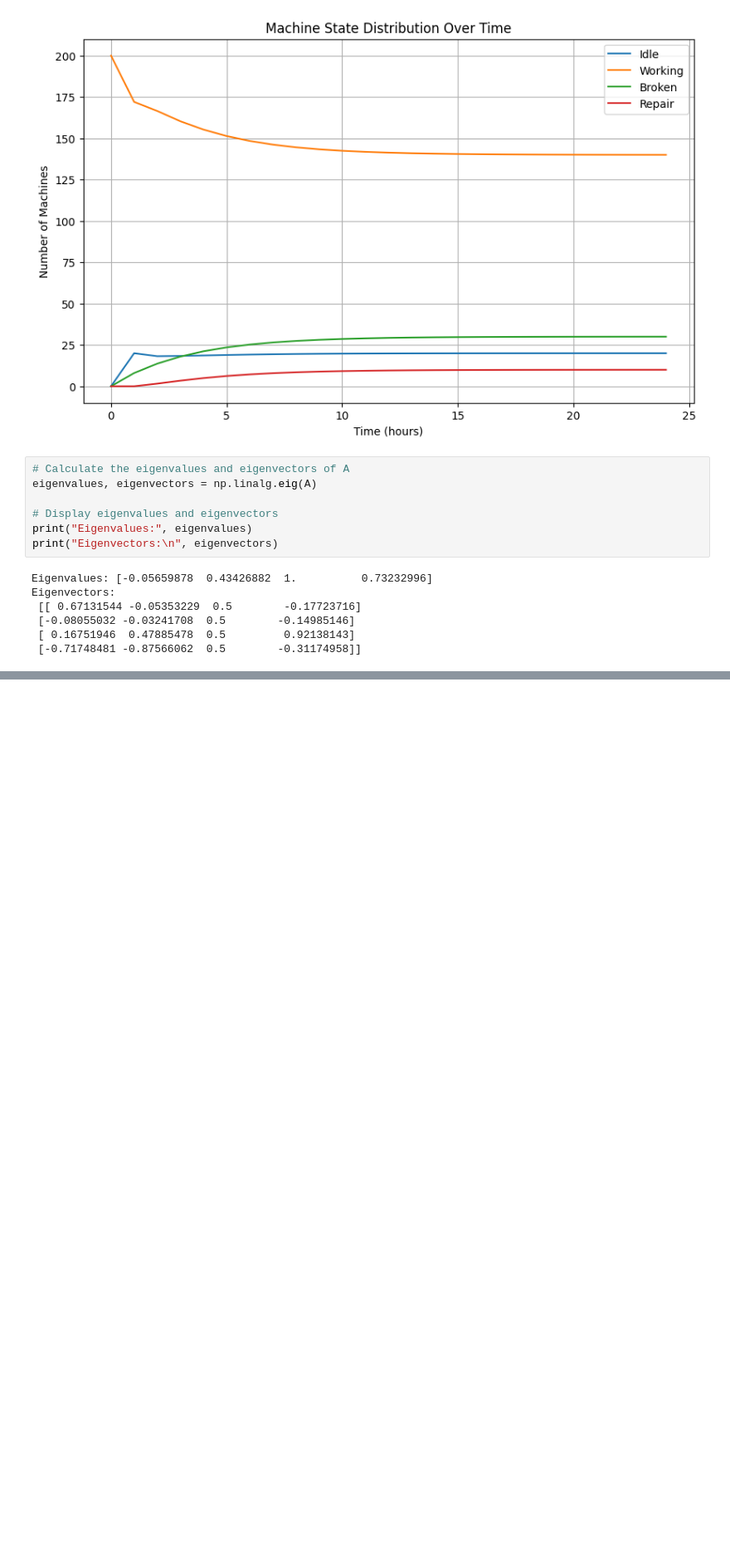
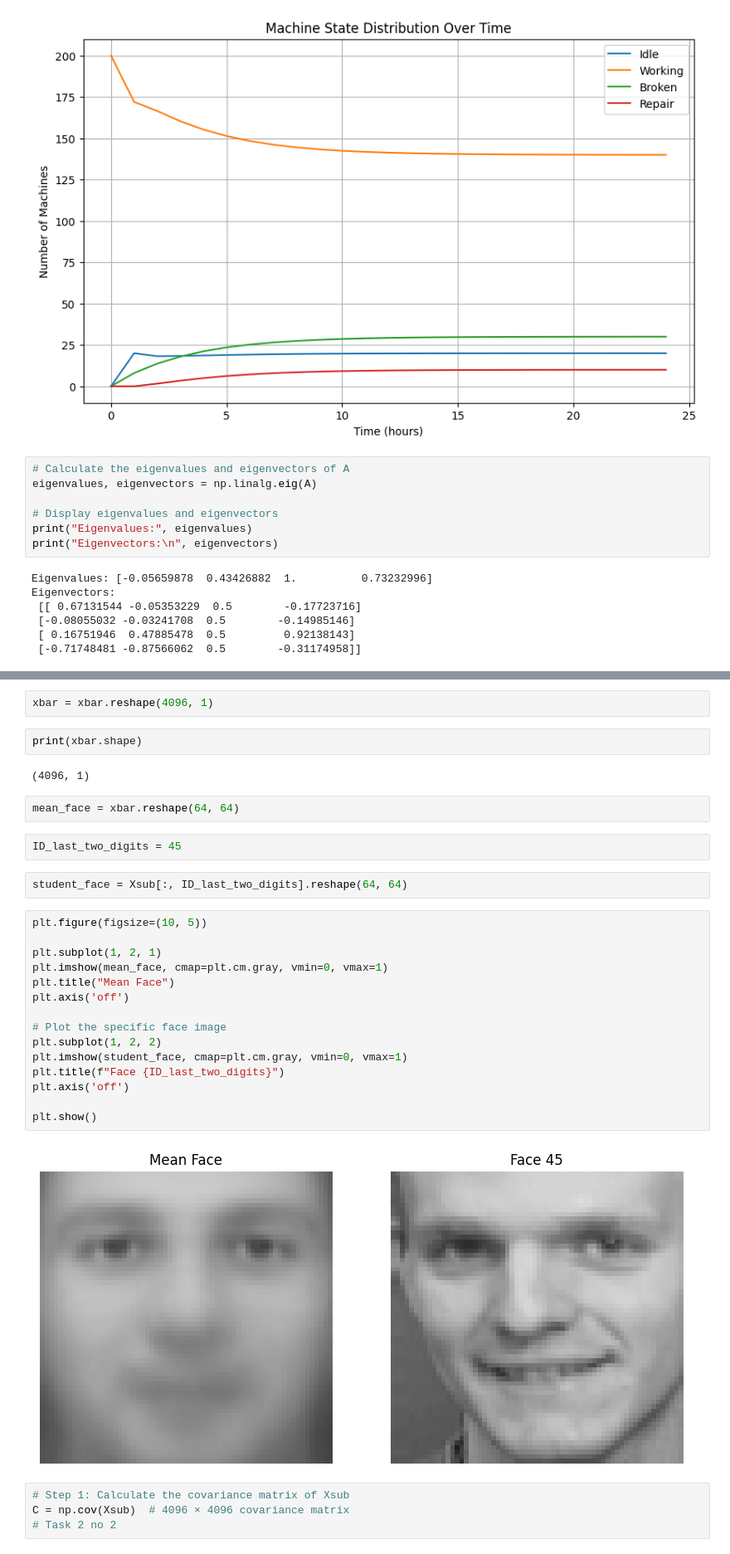
Before and after one commit to ezinneanne/Farmeye, a Jupyter notebook: datascience.ipynb, the cells around one changed output, grey strips where cells are left out. Shown at 83% size. Saved outputs shown, nothing was run; the diff lists cells and outputs as text; blank space fills up the shorter version.

```diff
--- a/datascience.ipynb
+++ b/datascience.ipynb
@@ -87,0 +132,33 @@ time_steps, current_state
+# %%
+xbar = xbar.reshape(4096, 1)
+# %%
+print(xbar.shape)
+# %% [output]
+(4096, 1)
+# %%
+mean_face = xbar.reshape(64, 64)
+# %%
+ID_last_two_digits = 45
+# %%
+student_face = Xsub[:, ID_last_two_digits].reshape(64, 64)
+# %%
+plt.figure(figsize=(10, 5))
+
+plt.subplot(1, 2, 1)
+plt.imshow(mean_face, cmap=plt.cm.gray, vmin=0, vmax=1)
+plt.title("Mean Face")
+plt.axis('off')
+
+# Plot the specific face image
+plt.subplot(1, 2, 2)
+plt.imshow(student_face, cmap=plt.cm.gray, vmin=0, vmax=1)
+plt.title(f"Face {ID_last_two_digits}")
+plt.axis('off')
+
+plt.show()
+# %% [output]
+[figure, added]
+# %%
+# Step 1: Calculate the covariance matrix of Xsub
+C = np.cov(Xsub)  # 4096 × 4096 covariance matrix
+# Task 2 no 2
```
Also changed, not shown: parts of 13 cells of this notebook, 15 other files.
